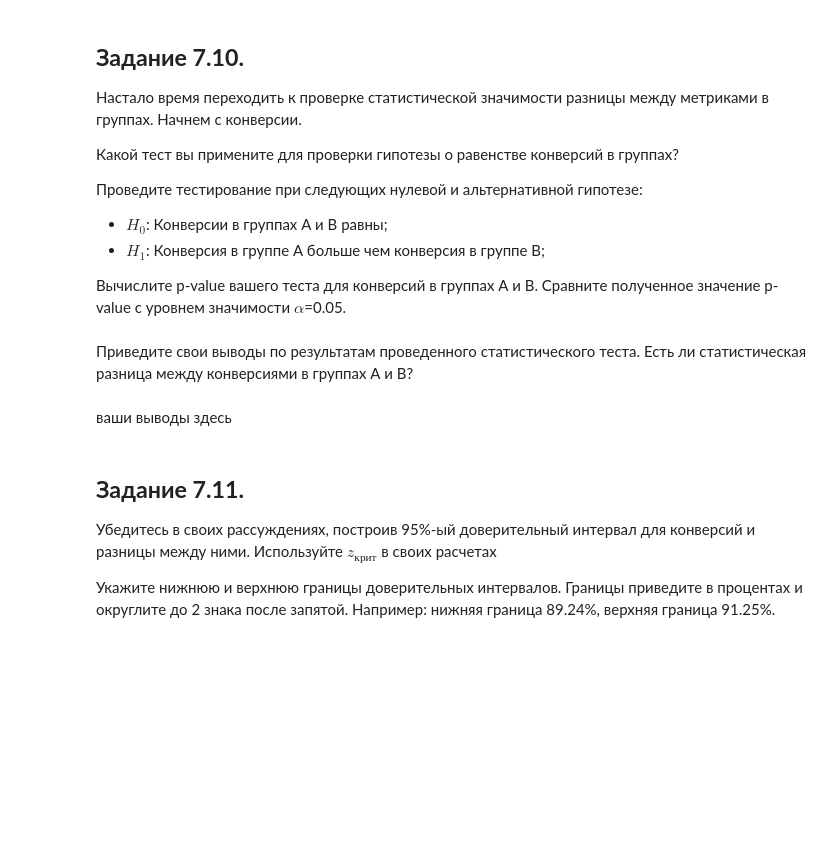
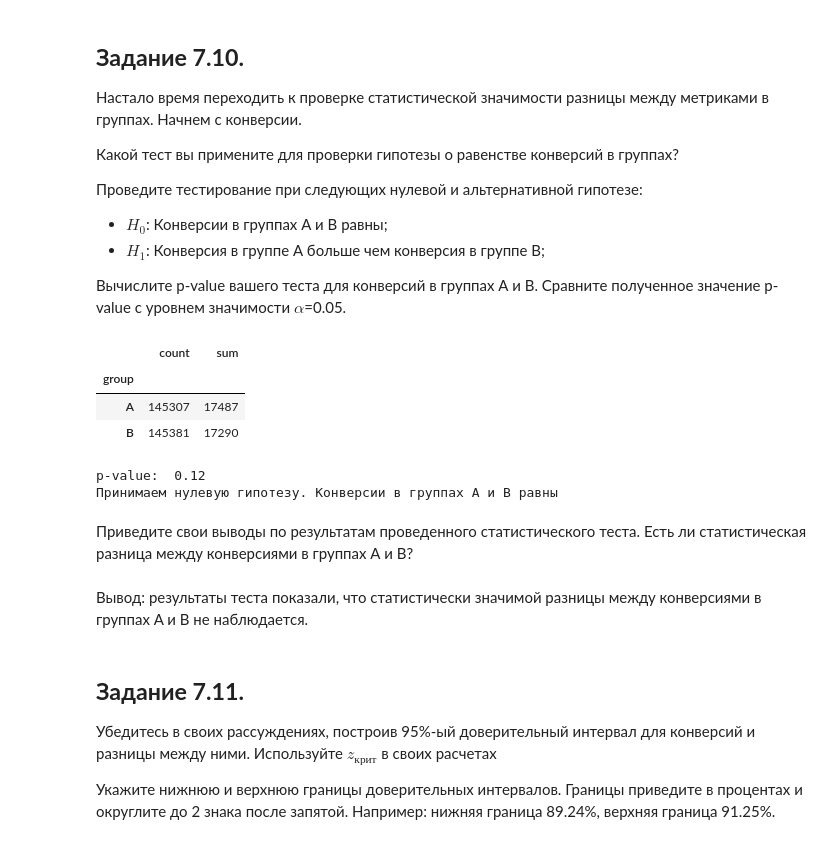
Before and after one commit to alexey300479/sf_datascience_2022, a Jupyter notebook: EDA_5/EDA_5_final_task.ipynb, the cells around one changed output. Cells and saved outputs as stored; diff of their text form; code cells hidden in the pictures; blank space fills up the shorter version.

```diff
--- a/EDA_5/EDA_5_final_task.ipynb
+++ b/EDA_5/EDA_5_final_task.ipynb
@@ -418,5 +420,17 @@ ax[1].grid()
+# %%
+converted_piv = updated_data.groupby('group')[['user_id', 'purchase']].agg({
+    'user_id': 'count',
+    'purchase': 'sum'
+})
+
+converted_piv.columns = ['count', 'sum']
+converted_piv
+# %% [output]
+|  | count | sum |
+| group |  |  |
+| A | 145307 | 17487 |
+| B | 145381 | 17290 |
 # %%
-# ваш код здесь
 # нулевая и альтернативная гипотезы
 H0 = 'Конверсии в группах А и B равны'
 H1 = 'Конверсия в группе А выше, чем конверсия в группе B'
@@ -435,10 +449,13 @@ if (p_value < alpha):
     print("Альтернативная гипотеза. H1: {}".format(H1))
 else:
     print("Принимаем нулевую гипотезу. {}".format(H0))
+# %% [output]
+p-value:  0.12
+Принимаем нулевую гипотезу. Конверсии в группах А и B равны
 # %% [markdown]
 Приведите свои выводы по результатам проведенного статистического теста. Есть ли статистическая разница между конверсиями в группах А и B?
 # %% [markdown]
-ваши выводы здесь
+Вывод: результаты теста показали, что статистически значимой разницы между конверсиями в группах A и B не наблюдается.
 # %% [markdown]
 ## **Задание 7.11.**
 Убедитесь в своих рассуждениях, построив 95%-ый доверительный интервал для конверсий и разницы между ними. Используйте $z_{крит}$ в своих расчетах
```
Also changed, not shown: parts of 33 cells of this notebook, 2 other files.
